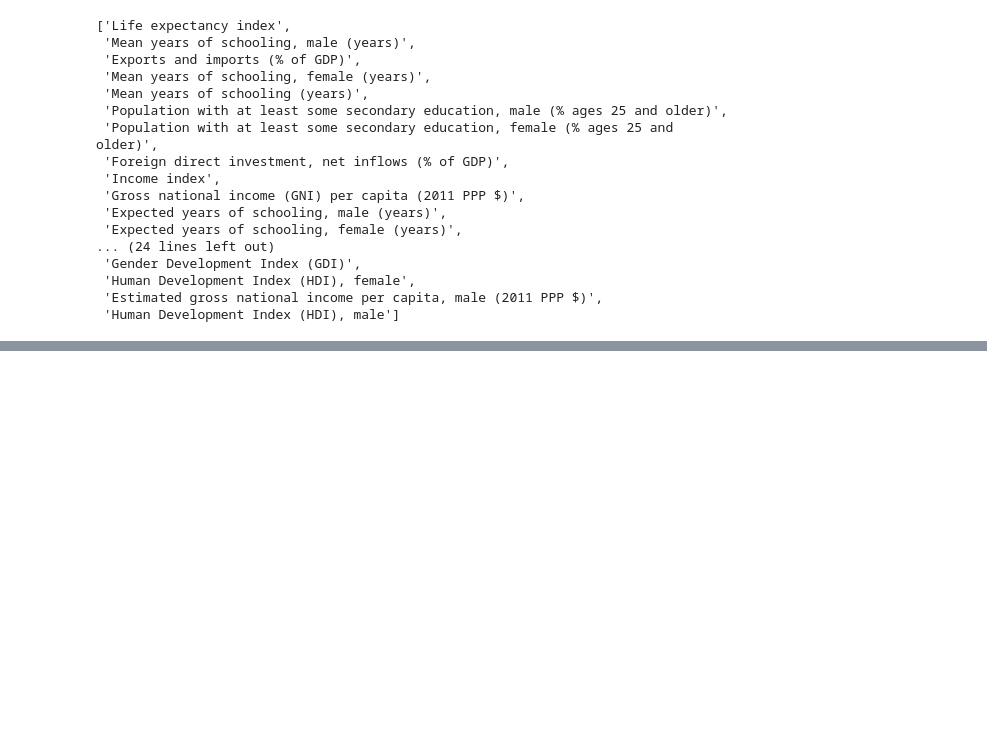
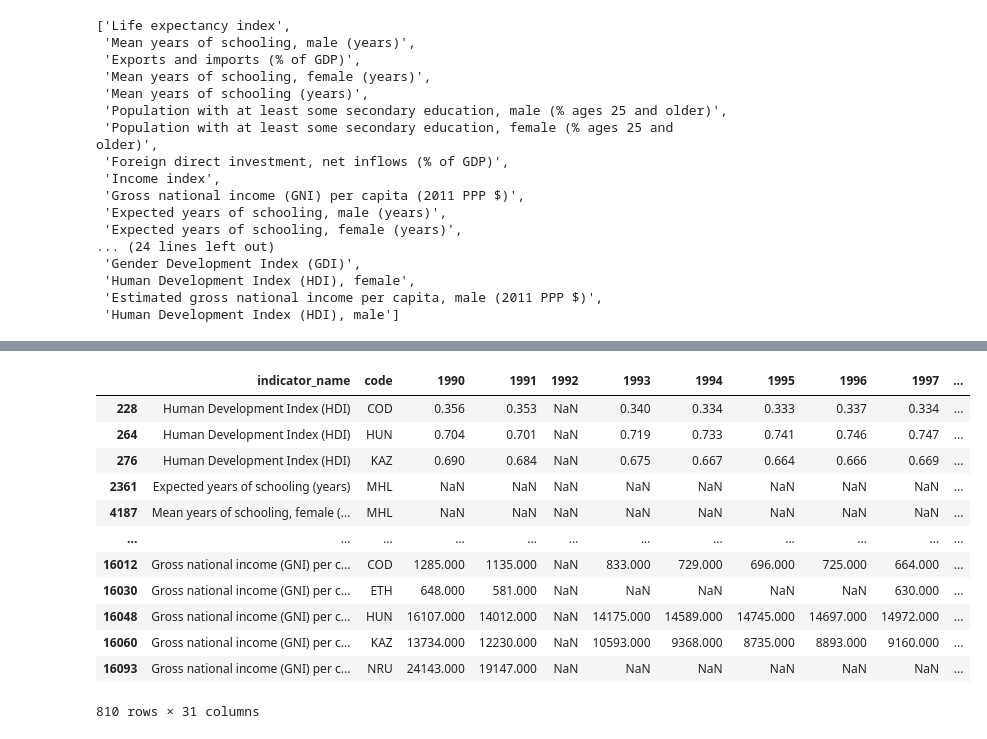
Before and after one commit to Hannemit/data_science_projects, a Jupyter notebook: notebooks/5_more_data_exploration.ipynb, the cells around one changed output, grey strips where cells are left out. Drawn from its saved outputs; the diff is of its cells as text; code cells hidden in the pictures; blank space fills up the shorter version.

```diff
--- a/notebooks/5_more_data_exploration.ipynb
+++ b/notebooks/5_more_data_exploration.ipynb
@@ -312,0 +288,16 @@ Index(['indicator_name',           'code',             1990,             1991,
+# %%
+data2.loc[test["num_nulls_after"] != test["num_nulls"]]
+# %% [output]
+|  | indicator_name | code | 1990 | 1991 | 1992 | 1993 | 1994 | 1995 | 1996 | 1997 | ... |
+| 228 | Human Development Index (HDI) | COD | 0.356 | 0.353 | NaN | 0.340 | 0.334 | 0.333 | 0.337 | 0.334 | ... |
+| 264 | Human Development Index (HDI) | HUN | 0.704 | 0.701 | NaN | 0.719 | 0.733 | 0.741 | 0.746 | 0.747 | ... |
+| 276 | Human Development Index (HDI) | KAZ | 0.690 | 0.684 | NaN | 0.675 | 0.667 | 0.664 | 0.666 | 0.669 | ... |
+| 2361 | Expected years of schooling (years) | MHL | NaN | NaN | NaN | NaN | NaN | NaN | NaN | NaN | ... |
+| 4187 | Mean years of schooling, female (... | MHL | NaN | NaN | NaN | NaN | NaN | NaN | NaN | NaN | ... |
+| ... | ... | ... | ... | ... | ... | ... | ... | ... | ... | ... | ... |
+| 16012 | Gross national income (GNI) per c... | COD | 1285.000 | 1135.000 | NaN | 833.000 | 729.000 | 696.000 | 725.000 | 664.000 | ... |
+| 16030 | Gross national income (GNI) per c... | ETH | 648.000 | 581.000 | NaN | NaN | NaN | NaN | NaN | 630.000 | ... |
+| 16048 | Gross national income (GNI) per c... | HUN | 16107.000 | 14012.000 | NaN | 14175.000 | 14589.000 | 14745.000 | 14697.000 | 14972.000 | ... |
+| 16060 | Gross national income (GNI) per c... | KAZ | 13734.000 | 12230.000 | NaN | 10593.000 | 9368.000 | 8735.000 | 8893.000 | 9160.000 | ... |
+| 16093 | Gross national income (GNI) per c... | NRU | 24143.000 | 19147.000 | NaN | NaN | NaN | NaN | NaN | NaN | ... |
+810 rows × 31 columns
```
Also changed, not shown: parts of 27 cells of this notebook.
